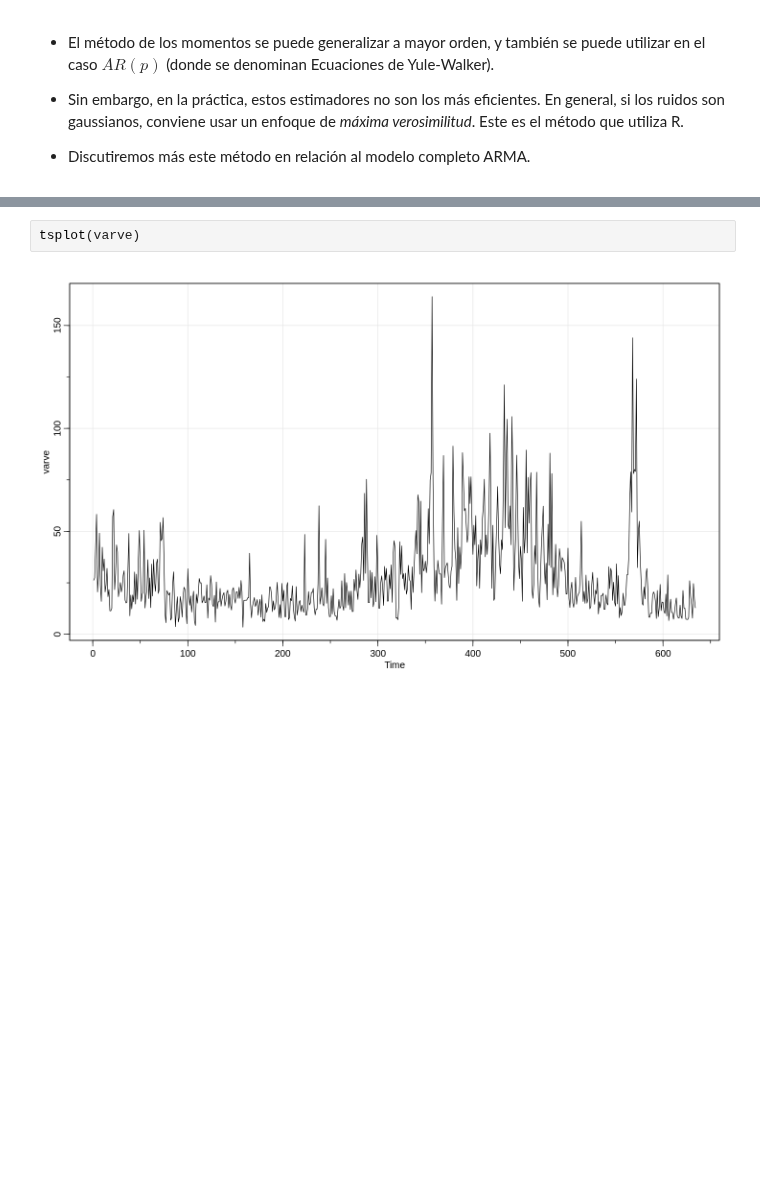
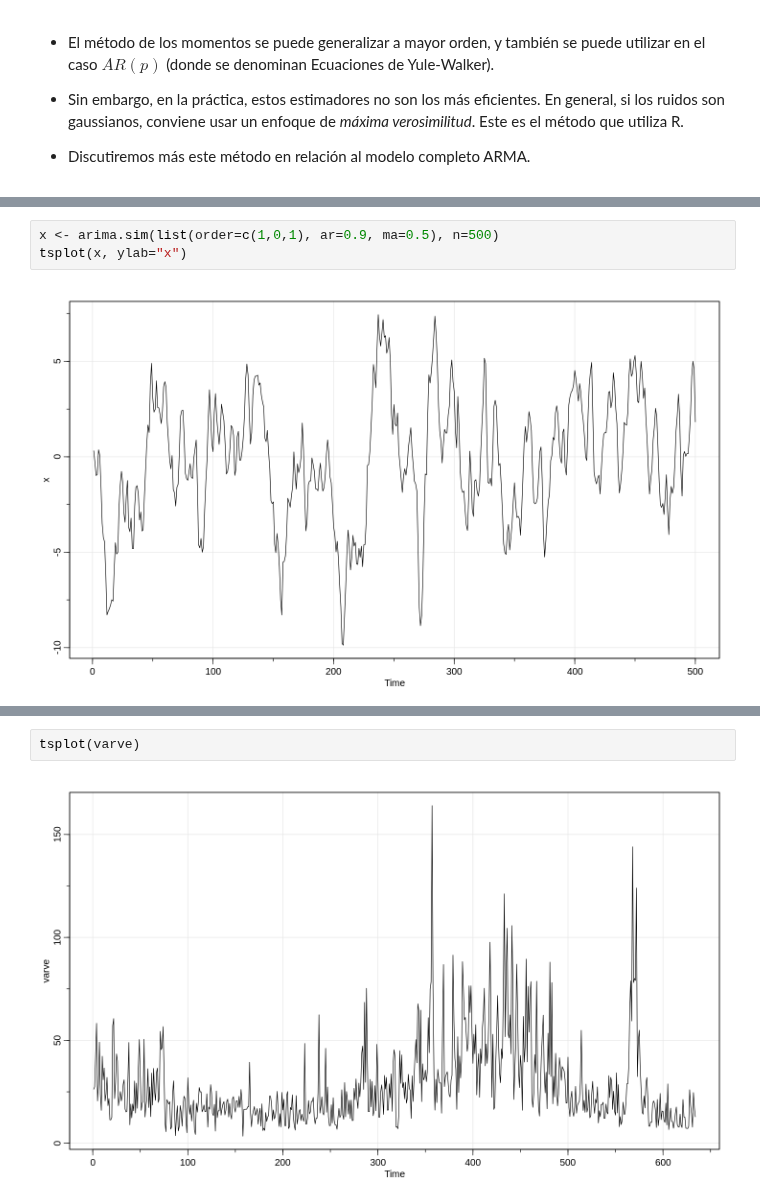
Before and after one commit to aferragu/curso_series_temporales, a Jupyter notebook: Modelos de media movil y ARMA.ipynb, the cells around one changed output, grey strips where cells are left out. Drawn from its saved outputs; the diff is of its cells as text; blank space fills up the shorter version.

```diff
--- a/Modelos de media movil y ARMA.ipynb
+++ b/Modelos de media movil y ARMA.ipynb
@@ -280,0 +297,5 @@ sigma^2 estimated as 1.03:  log likelihood = -717.1,  aic = 1438.21
+# %%
+x <- arima.sim(list(order=c(1,0,1), ar=0.9, ma=0.5), n=500)
+tsplot(x, ylab="x")
+# %% [output]
+[figure, added]
```
Also changed, not shown: parts of 23 cells of this notebook, 1 other file.
